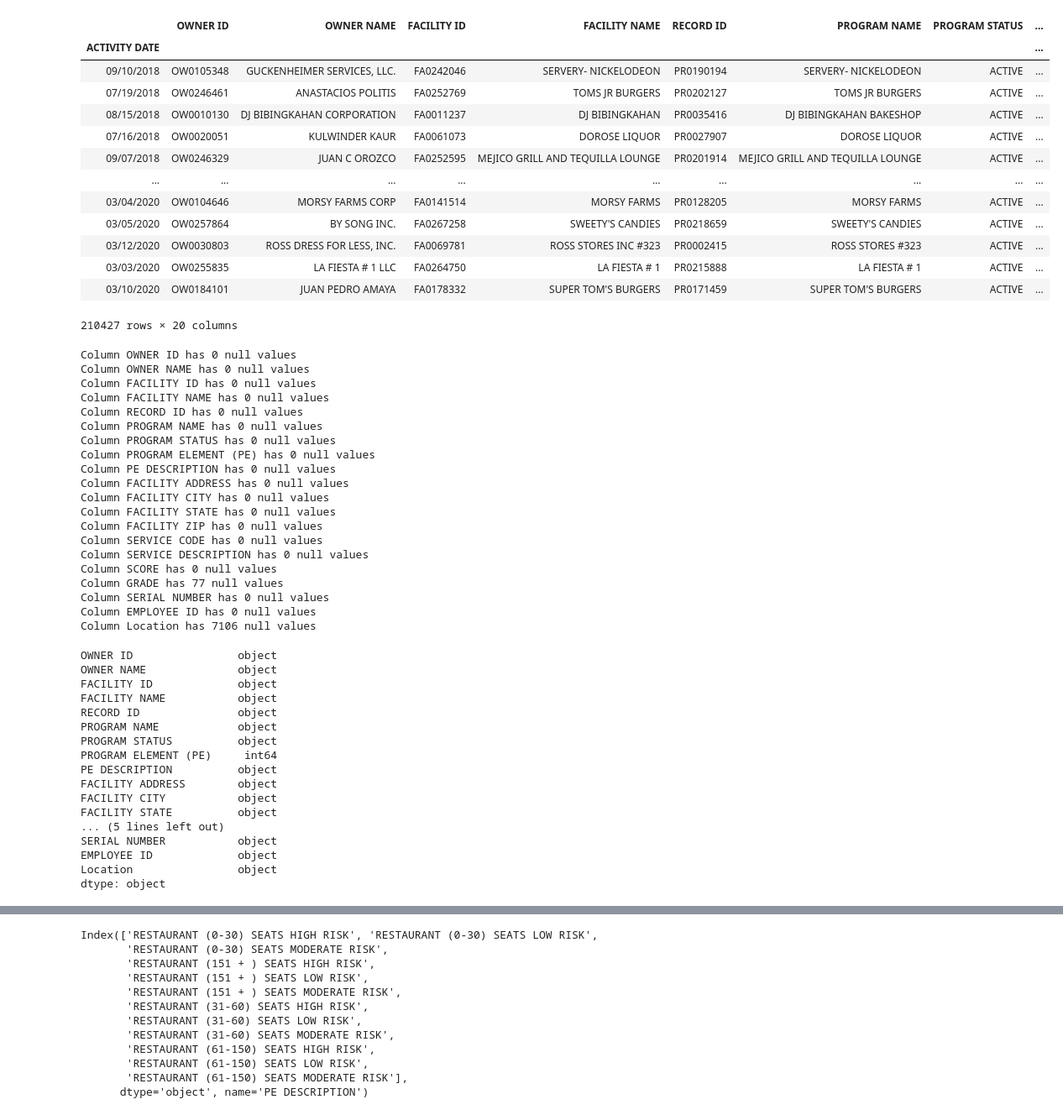
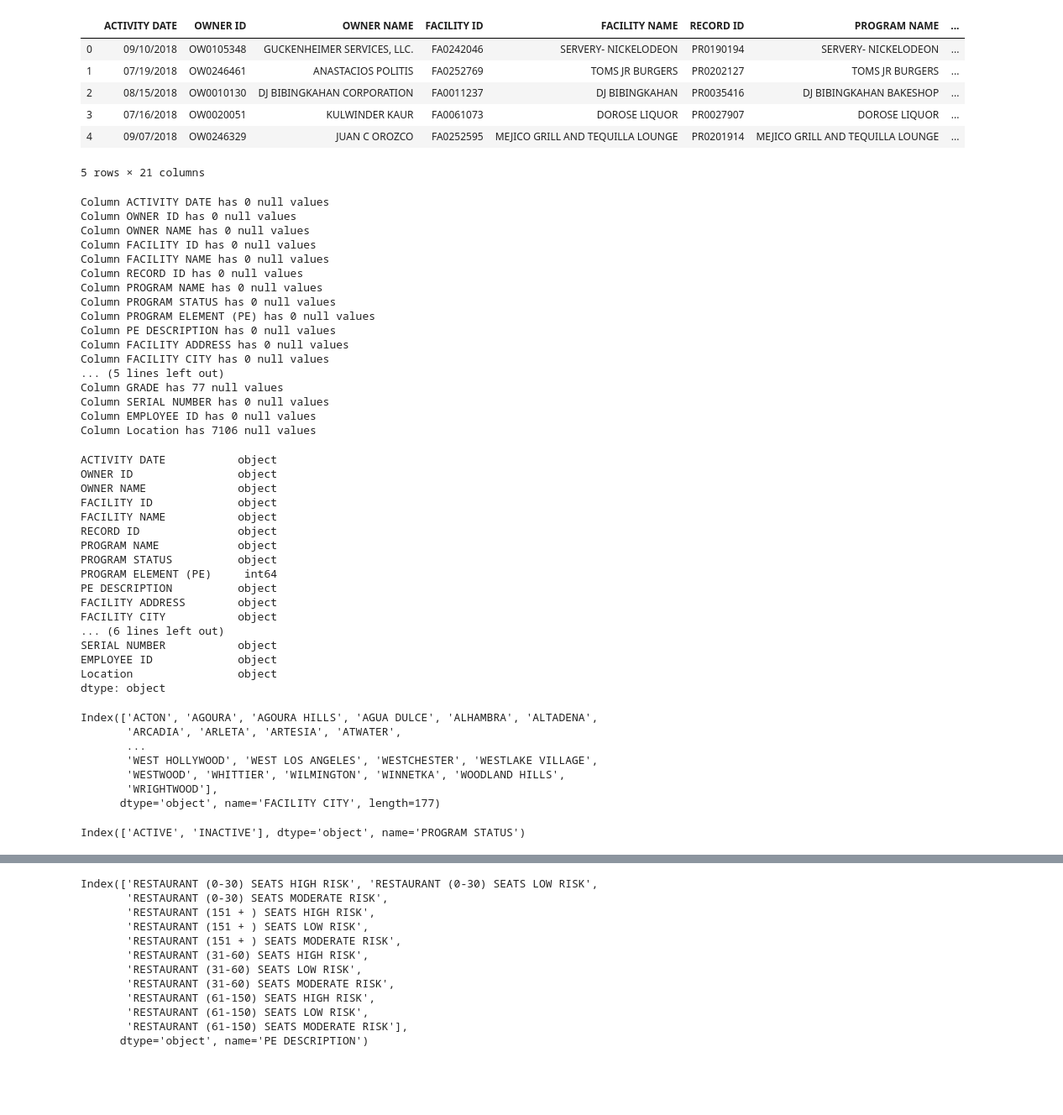
Before and after one commit to mcarter-00/Rats-in-the-Restaurants, a Jupyter notebook: Rats in the restaurant _ exploration.ipynb, the cells around one changed output, grey strips where cells are left out. Shown: that part at 84% size. Cells and saved outputs as stored; diff of their text form; code cells hidden in the pictures; blank space fills up the shorter version.

```diff
--- a/Rats in the restaurant _ exploration.ipynb
+++ b/Rats in the restaurant _ exploration.ipynb
@@ -6,19 +4,12 @@ from sqlalchemy import create_engine
 # %%
 file_path = "Resources/LOS_ANGELES_COUNTY_RESTAURANT_AND_MARKET_INSPECTIONS.csv"
-restaurant_list_df = pd.read_csv(file_path,index_col=0)
-restaurant_list_df
+restaurant_list_df = pd.read_csv(file_path)
+restaurant_list_df.head()
 # %% [output]
-|  | OWNER ID | OWNER NAME | FACILITY ID | FACILITY NAME | RECORD ID | PROGRAM NAME | PROGRAM STATUS | ... |
-| ACTIVITY DATE |  |  |  |  |  |  |  | ... |
-| 09/10/2018 | OW0105348 | GUCKENHEIMER SERVICES, LLC. | FA0242046 | SERVERY- NICKELODEON | PR0190194 | SERVERY- NICKELODEON | ACTIVE | ... |
-| 07/19/2018 | OW0246461 | ANASTACIOS POLITIS | FA0252769 | TOMS JR BURGERS | PR0202127 | TOMS JR BURGERS | ACTIVE | ... |
-| 08/15/2018 | OW0010130 | DJ BIBINGKAHAN CORPORATION | FA0011237 | DJ BIBINGKAHAN | PR0035416 | DJ BIBINGKAHAN BAKESHOP | ACTIVE | ... |
-| 07/16/2018 | OW0020051 | KULWINDER KAUR | FA0061073 | DOROSE LIQUOR | PR0027907 | DOROSE LIQUOR | ACTIVE | ... |
-| 09/07/2018 | OW0246329 | JUAN C OROZCO | FA0252595 | MEJICO GRILL AND TEQUILLA LOUNGE | PR0201914 | MEJICO GRILL AND TEQUILLA LOUNGE | ACTIVE | ... |
-| ... | ... | ... | ... | ... | ... | ... | ... | ... |
-| 03/04/2020 | OW0104646 | MORSY FARMS CORP | FA0141514 | MORSY FARMS | PR0128205 | MORSY FARMS | ACTIVE | ... |
-| 03/05/2020 | OW0257864 | BY SONG INC. | FA0267258 | SWEETY'S CANDIES | PR0218659 | SWEETY'S CANDIES | ACTIVE | ... |
-| 03/12/2020 | OW0030803 | ROSS DRESS FOR LESS, INC. | FA0069781 | ROSS STORES INC #323 | PR0002415 | ROSS STORES #323 | ACTIVE | ... |
-| 03/03/2020 | OW0255835 | LA FIESTA # 1 LLC | FA0264750 | LA FIESTA # 1 | PR0215888 | LA FIESTA # 1 | ACTIVE | ... |
-| 03/10/2020 | OW0184101 | JUAN PEDRO AMAYA | FA0178332 | SUPER TOM'S BURGERS | PR0171459 | SUPER TOM'S BURGERS | ACTIVE | ... |
+|  | ACTIVITY DATE | OWNER ID | OWNER NAME | FACILITY ID | FACILITY NAME | RECORD ID | PROGRAM NAME | ... |
+| 0 | 09/10/2018 | OW0105348 | GUCKENHEIMER SERVICES, LLC. | FA0242046 | SERVERY- NICKELODEON | PR0190194 | SERVERY- NICKELODEON | ... |
+| 1 | 07/19/2018 | OW0246461 | ANASTACIOS POLITIS | FA0252769 | TOMS JR BURGERS | PR0202127 | TOMS JR BURGERS | ... |
+| 2 | 08/15/2018 | OW0010130 | DJ BIBINGKAHAN CORPORATION | FA0011237 | DJ BIBINGKAHAN | PR0035416 | DJ BIBINGKAHAN BAKESHOP | ... |
+| 3 | 07/16/2018 | OW0020051 | KULWINDER KAUR | FA0061073 | DOROSE LIQUOR | PR0027907 | DOROSE LIQUOR | ... |
+| 4 | 09/07/2018 | OW0246329 | JUAN C OROZCO | FA0252595 | MEJICO GRILL AND TEQUILLA LOUNGE | PR0201914 | MEJICO GRILL AND TEQUILLA LOUNGE | ... |
-210427 rows × 20 columns
+5 rows × 21 columns
@@ -30,6 +19,7 @@ restaurant_list_df
 for column in restaurant_list_df.columns:
     print(f"Column {column} has {restaurant_list_df[column].isnull().sum()} null values")
 # %% [output]
+Column ACTIVITY DATE has 0 null values
 Column OWNER ID has 0 null values
 Column OWNER NAME has 0 null values
 Column FACILITY ID has 0 null values
@@ -41,11 +31,7 @@ Column PROGRAM ELEMENT (PE) has 0 null values
 Column PE DESCRIPTION has 0 null values
 Column FACILITY ADDRESS has 0 null values
 Column FACILITY CITY has 0 null values
-Column FACILITY STATE has 0 null values
-Column FACILITY ZIP has 0 null values
-Column SERVICE CODE has 0 null values
-Column SERVICE DESCRIPTION has 0 null values
-Column SCORE has 0 null values
+... (5 lines left out)
 Column GRADE has 77 null values
 Column SERIAL NUMBER has 0 null values
 Column EMPLOYEE ID has 0 null values
@@ -54,6 +42,7 @@ Column Location has 7106 null values
 #data type
 restaurant_list_df.dtypes
 # %% [output]
+ACTIVITY DATE           object
 OWNER ID                object
 OWNER NAME              object
 FACILITY ID             object
@@ -65,12 +54,27 @@ PROGRAM ELEMENT (PE)     int64
 PE DESCRIPTION          object
 FACILITY ADDRESS        object
 FACILITY CITY           object
-FACILITY STATE          object
-... (5 lines left out)
+... (6 lines left out)
 SERIAL NUMBER           object
 EMPLOYEE ID             object
 Location                object
 dtype: object
+# %%
+#check PE DESCRIPTION options
+restaurant_list_df.groupby("FACILITY CITY").count().index
+# %% [output]
+Index(['ACTON', 'AGOURA', 'AGOURA HILLS', 'AGUA DULCE', 'ALHAMBRA', 'ALTADENA',
+       'ARCADIA', 'ARLETA', 'ARTESIA', 'ATWATER',
+       ...
+       'WEST HOLLYWOOD', 'WEST LOS ANGELES', 'WESTCHESTER', 'WESTLAKE VILLAGE',
+       'WESTWOOD', 'WHITTIER', 'WILMINGTON', 'WINNETKA', 'WOODLAND HILLS',
+       'WRIGHTWOOD'],
+      dtype='object', name='FACILITY CITY', length=177)
+# %%
+#check PE DESCRIPTION options
+restaurant_list_df.groupby("PROGRAM STATUS").count().index
+# %% [output]
+Index(['ACTIVE', 'INACTIVE'], dtype='object', name='PROGRAM STATUS')
 # %%
 #check PE DESCRIPTION options
 restaurant_list_df.groupby("PE DESCRIPTION").count().index
```
Also changed, not shown: parts of 23 cells of this notebook, 4 other files.
